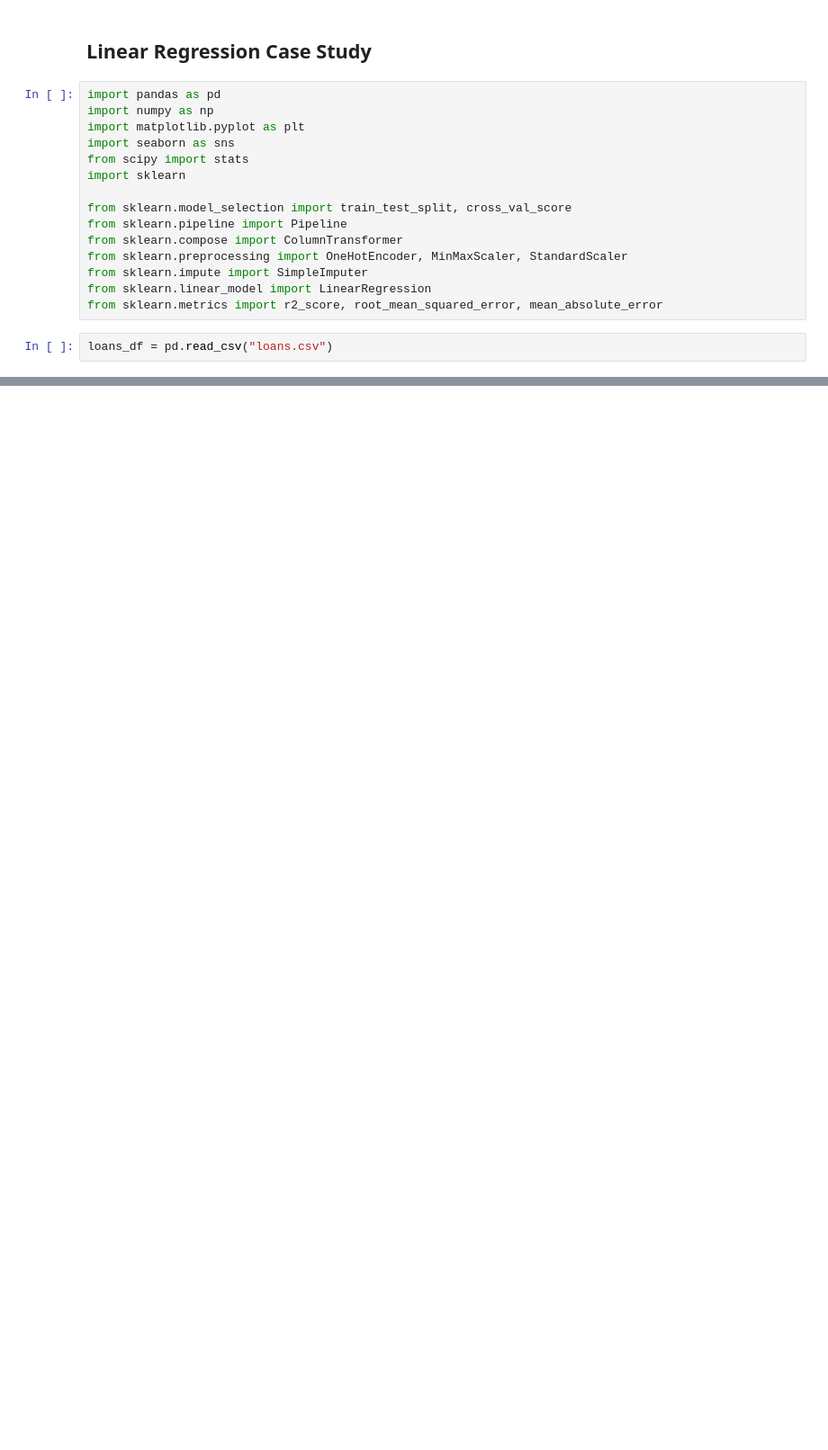
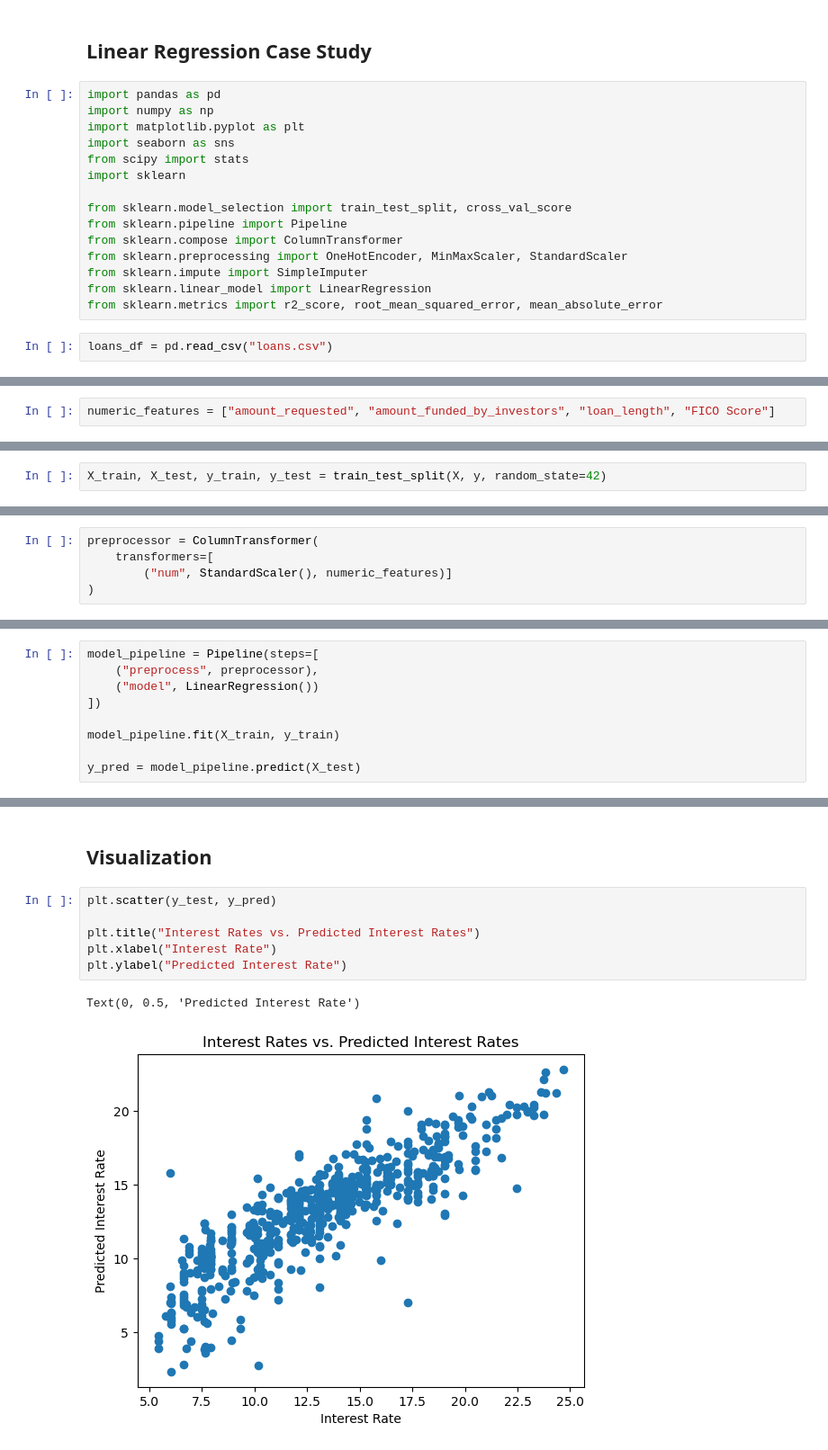
Before and after one commit to brooks-reece/linear-regression-case-study, a Jupyter notebook: linearregcs.ipynb, the cells around one changed output, grey strips where cells are left out. Shown at 90% size. Drawn from its saved outputs; the diff is of its cells as text; blank space fills up the shorter version.

```diff
--- a/linearregcs.ipynb
+++ b/linearregcs.ipynb
@@ -28,0 +123,2 @@ loans_df.head()
+# %%
+numeric_features = ["amount_requested", "amount_funded_by_investors", "loan_length", "FICO Score"]
@@ -28,0 +127,2 @@ loans_df.head()
+# %%
+X_train, X_test, y_train, y_test = train_test_split(X, y, random_state=42)
@@ -28,0 +193,5 @@ loans_df.head()
+# %%
+preprocessor = ColumnTransformer(
+    transformers=[
+        ("num", StandardScaler(), numeric_features)]
+)
@@ -28,0 +207,9 @@ loans_df.head()
+# %%
+model_pipeline = Pipeline(steps=[
+    ("preprocess", preprocessor),
+    ("model", LinearRegression())
+])
+
+model_pipeline.fit(X_train, y_train)
+
+y_pred = model_pipeline.predict(X_test)
@@ -28,0 +248,11 @@ loans_df.head()
+# %% [markdown]
+## Visualization
+# %%
+plt.scatter(y_test, y_pred)
+
+plt.title("Interest Rates vs. Predicted Interest Rates")
+plt.xlabel("Interest Rate")
+plt.ylabel("Predicted Interest Rate")
+# %% [output]
+Text(0, 0.5, 'Predicted Interest Rate')
+[figure, added]
```
Also changed, not shown: parts of 23 cells of this notebook.
